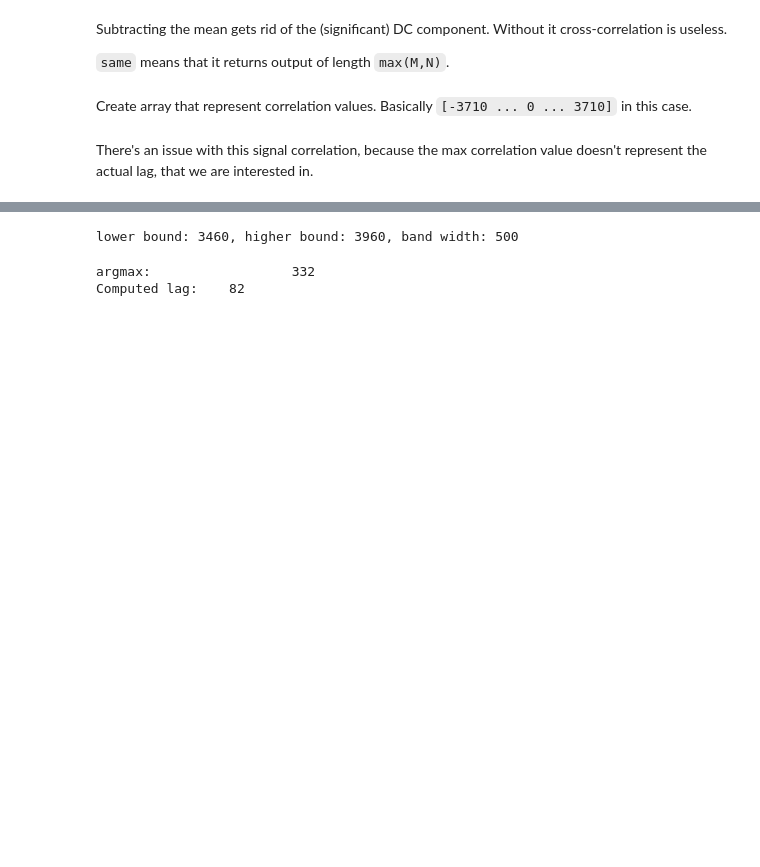
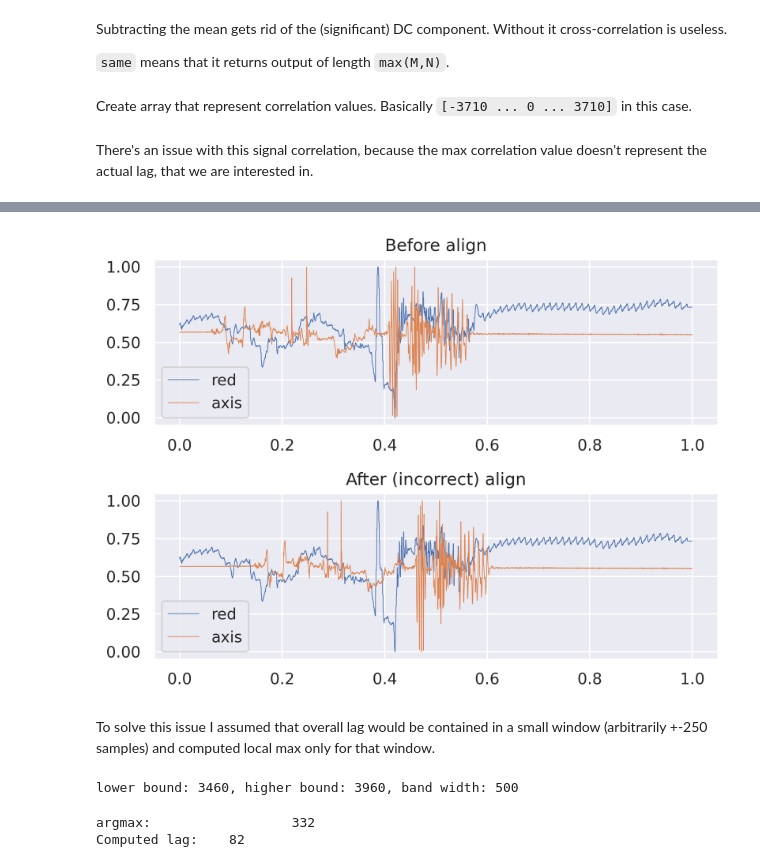
Before and after one commit to MyAlyce/myalyce_wavelet_and_classifier_tests, a Jupyter notebook: Filtering_with_acc_data.ipynb, the cells around one changed output, grey strips where cells are left out. Drawn from its saved outputs; the diff is of its cells as text; code cells hidden in the pictures; blank space fills up the shorter version.

```diff
--- a/Filtering_with_acc_data.ipynb
+++ b/Filtering_with_acc_data.ipynb
@@ -152,3 +165,20 @@ There's an issue with this signal correlation, because the max correlation value
+# %%
+fig = plt.figure()
+ax1 = plt.subplot(211)
+ax1.plot(np.linspace(0, 1, len(df['red'])), df['red'], lw=0.5)
+ax1.plot(np.linspace(0, 1, len(axis)), axis, lw=0.5)
+ax1.legend(['red', 'axis'])
+ax1.set_title('Before align')
+ax2 = plt.subplot(212)
+ax2.set_title('After (incorrect) align')
+ax2.plot(np.linspace(0, 1, len(df['red'])), df['red'], lw=0.5)
+ax2.plot(np.linspace(0, 1, len(axis) + c_lag), np.concatenate((np.ones(c_lag) * axis[0], np.array(axis)), axis=0), lw=0.5)
+ax2.legend(['red', 'axis'])
+plt.tight_layout()
+# %% [output]
+[figure, added]
+# %% [markdown]
+To solve this issue I assumed that overall lag would be contained in a small window (arbitrarily +-250 samples) and computed local max only for that window.
 # %%
 BAND = 500
 LOW_BOUND = (len(c) // 2) - BAND // 2
```
Also changed, not shown: parts of 3 cells of this notebook.
